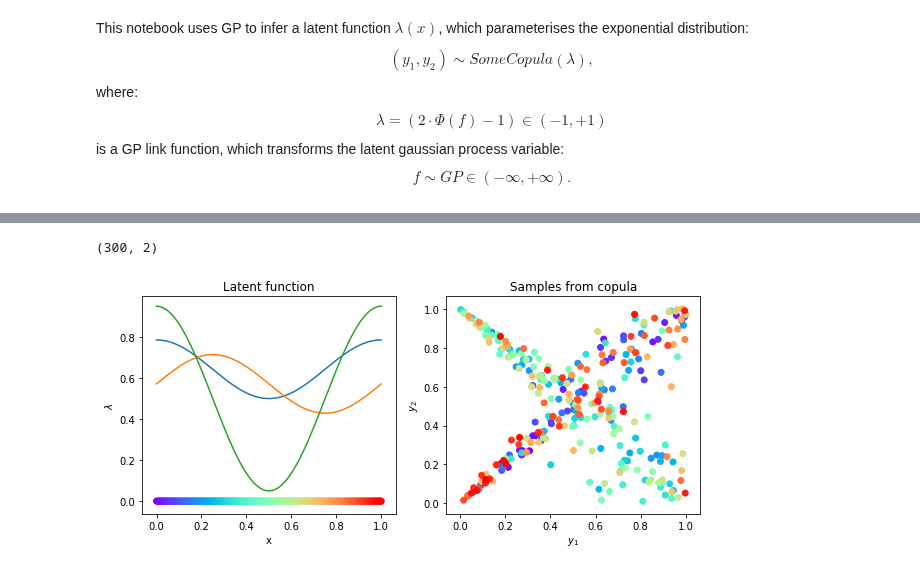
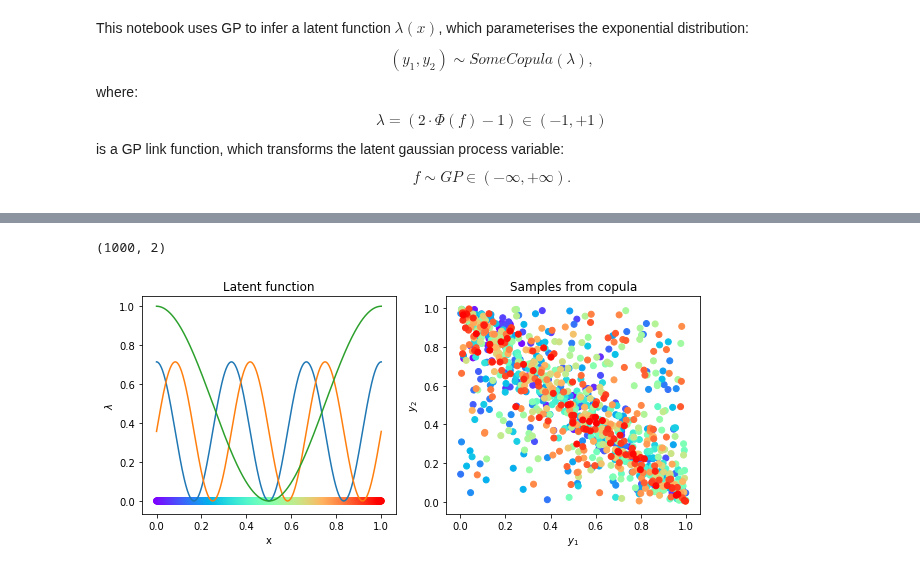
Before and after one commit to NinelK/CopulaGP, a Jupyter notebook: MultiParam_nopyro.ipynb, the cells around one changed output, grey strips where cells are left out. Saved outputs shown, nothing was run; the diff lists cells and outputs as text; code cells hidden in the pictures.

Commit message:
Mix 2 copulas & remove the last pyro dependence

```diff
--- a/MultiParam_nopyro.ipynb
+++ b/MultiParam_nopyro.ipynb
@@ -81,7 +84,7 @@ class MixtureCopula(distribution.Distribution):
             samples = samples.cuda(device=get_cuda_device)
         num_thetas = self.theta.shape[0]
 
-        assert num_thetas==len(copulas)
+        assert num_thetas==len(self.copulas)
         assert num_thetas==self.mix.shape[0]
 
         onehot = torch.distributions.one_hot_categorical.OneHotCategorical(
@@ -100,9 +103,10 @@ class MixtureCopula(distribution.Distribution):
         assert value.shape[-1] == 2 #check that the samples are pairs of variables
         log_prob = torch.zeros_like(self.theta[0]) # by default
 
-        assert self.theta.shape[0]==len(copulas)
-        assert self.mix.shape[0]==len(copulas)
-        assert torch.allclose(self.mix[0],1.-self.mix[1],atol=0.01)
+        assert self.theta.shape[0]==len(self.copulas)
+        assert self.mix.shape[0]==len(self.copulas)
+        sum_mixes = self.mix.sum(dim=0)
+        assert torch.allclose(sum_mixes,torch.ones_like(sum_mixes),atol=0.01)
 
         for i, c in enumerate(self.copulas):
             add = c(self.theta[i], rotation=self.rotations[i]).log_prob(value)+self.mix[i].log()
@@ -121,48 +125,48 @@ class MixtureCopula(distribution.Distribution):
         return log_prob
 # %%
 #here we specify a 'true' latent function lambda
-theta1 = lambda x: np.cos(2*np.pi*1*x)*2.+9. #*np.sin(2*np.pi*3*x+.6)
-theta2 = lambda x: np.sin(2*np.pi*1*x)*2.+8. #*np.sin(2*np.pi*3*x+.6)
-con = lambda x: np.cos(2*np.pi*1*x)*0.45+0.5 #*np.sin(2*np.pi*3*x+.6)
+theta1 = lambda x: np.cos(2*np.pi*3*x)*5.+5. #*np.sin(2*np.pi*3*x+.6)
+theta2 = lambda x: np.sin(2*np.pi*3*x)*5.+5. #*np.sin(2*np.pi*3*x+.6)
+con = lambda x: np.cos(2*np.pi*1*x)*0.5+0.5 #*np.sin(2*np.pi*3*x+.6)
 # %%
 # here we generate some synthetic samples
 import matplotlib.cm as cm
 
-NSamp = int(300)
+NSamp = int(1e3)
 
 X = np.linspace(0.,1.,NSamp)
 
 fig, (lambdaf, samples) = plt.subplots(1,2,figsize=(10,4))
 
 lambdaf.plot(X,theta1(X)/14.)
 lambdaf.plot(X,theta2(X)/14.)
 lambdaf.plot(X,con(X))
 lambdaf.set_xlabel('x')
 lambdaf.set_ylabel('$\lambda$')
 lambdaf.set_title('Latent function')
 
 theta = torch.stack([torch.tensor([theta1(x) for x in X]),
                      torch.tensor([theta2(x) for x in X])]).float()
 mix = torch.stack([torch.tensor([con(x) for x in X]),
-                    torch.tensor([1.-con(x) for x in X])]).float()
+                   torch.tensor([1-con(x) for x in X])]).float()
 #likelihoods = [GaussianCopula_Likelihood(),FrankCopula_Likelihood()]
-likelihoods = [ClaytonCopula_Likelihood(rotation='0°'),ClaytonCopula_Likelihood(rotation='90°')]
+likelihoods = [ClaytonCopula_Likelihood(rotation='270°'),ClaytonCopula_Likelihood(rotation='90°')]
 copulas = [lik.copula for lik in likelihoods]
 rotations = [lik.rotation for lik in likelihoods]
 model = MixtureCopula(theta,mix,copulas,rotations=rotations)
 Y = model.sample().numpy().squeeze()
 print(Y.shape)
 colors = cm.rainbow(np.linspace(0., 1., NSamp))
 lambdaf.scatter(X,np.zeros_like(X),color=colors)
 samples.scatter(*Y.T, color=colors)
 samples.set_xlabel('$y_1$')
 samples.set_ylabel('$y_2$')
 samples.set_title('Samples from copula')
 
 fig.show()
 # %% [output]
-(300, 2)
+(1000, 2)
-[figure, old version]
+[figure, new version]
 # %%
 #convert numpy data to tensors (optionally on GPU)
 train_x = torch.tensor(X).float().cuda(device=0)
```
Also changed, not shown: parts of 8 cells of this notebook, 1 other file.
